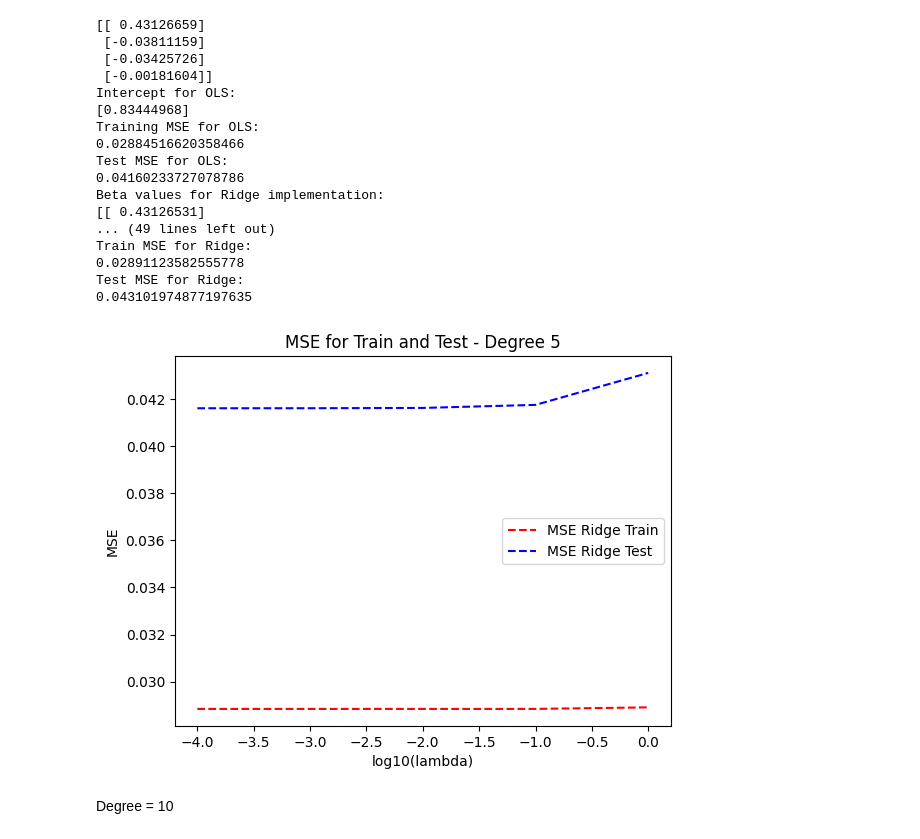
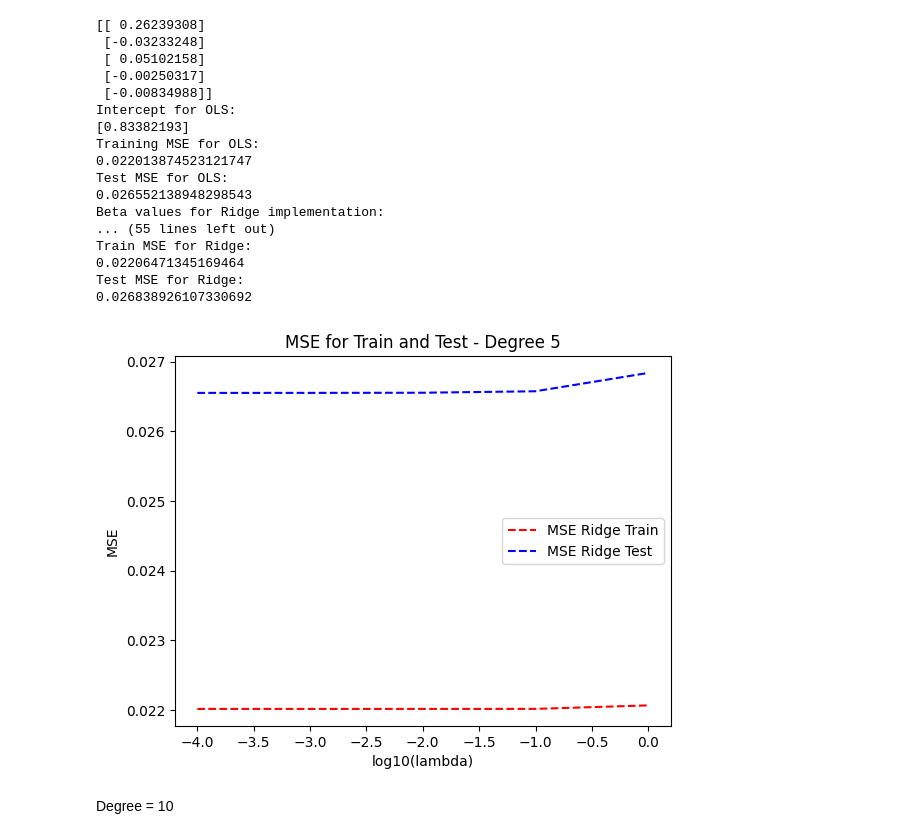
Before and after one commit to alessiasanfelici/FYS-STK4155, a Jupyter notebook: Week 36/Exercise2.ipynb, the cells around one changed output. Saved outputs shown, nothing was run; the diff lists cells and outputs as text; code cells hidden in the pictures.

```diff
--- a/Week 36/Exercise2.ipynb
+++ b/Week 36/Exercise2.ipynb
@@ -14,14 +14,14 @@ def MSE(y_data,y_model):
 np.random.seed(2018)
 
 n = 100
-degree = 5
+degree = 6
 
 # Make data set
 x = np.linspace(-3, 3, n).reshape(-1, 1)
 y = np.exp(-x**2) + 1.5 * np.exp(-(x-2)**2)+ np.random.normal(0, 0.1, x.shape)
 
 X = np.zeros((n, degree-1))
-for d in range(1, degree): #No intercept column
+for d in range(1, degree): # No intercept column
     X[:, d-1] = (x**(d)).flatten()
 
 # Split data set in training and test data
@@ -37,7 +37,7 @@ y_scaler = np.mean(y_train)
 y_train_scaled = y_train - y_scaler
 
 # OLS
-OLSbeta = np.linalg.inv(X_train_scaled.T @ X_train_scaled) @ X_train_scaled.T @ y_train
+OLSbeta = np.linalg.inv(X_train_scaled.T @ X_train_scaled) @ X_train_scaled.T @ y_train_scaled
 print(OLSbeta)
 intercept = y_scaler - X_train_mean @ OLSbeta
 print("Intercept for OLS:")
@@ -54,55 +54,55 @@ print(MSE(y_test,ypredictOLS))
 # RIDGE REGRESSION
 p = degree-1
 I = np.eye(p,p)
-lambdas = [0.0001, 0.001, 0.01, 0.1, 1.0]
+lambdas = [0.0001, 0.001, 0.01, 0.1, 1.0] #10.0, 100.0, 1000.0, 10000.0, 100000.0, 1000000.0]
 MSEtraining = np.zeros(len(lambdas))
 MSEtest = np.zeros(len(lambdas))
 for i in range(len(lambdas)):
     lmb = lambdas[i]
-    Ridgebeta = np.linalg.inv(X_train_scaled.T @ X_train_scaled+lmb*I) @ X_train_scaled.T @ y_train
+    Ridgebeta = np.linalg.inv(X_train_scaled.T @ X_train_scaled+lmb*I) @ X_train_scaled.T @ y_train_scaled
     intercept_ = y_scaler - X_train_mean @ Ridgebeta # The intercept can be shifted so the model can predict on uncentered data
     # Prediction
     ytildeRidge = X_train_scaled @ Ridgebeta + y_scaler
     ypredictRidge = X_test_scaled @ Ridgebeta + y_scaler
     MSEtraining[i] = MSE(y_train, ytildeRidge)
     MSEtest[i] = MSE(y_test, ypredictRidge)
     print("Beta values for Ridge implementation:")
     print(Ridgebeta)
     print('Intercept for Ridge:')
     print(intercept_)
     print("Train MSE for Ridge:")
     print(MSEtraining[i])
     print("Test MSE for Ridge:")
     print(MSEtest[i])
 
 # Now plot the results
 plt.figure()
 plt.plot(np.log10(lambdas), MSEtraining, 'r--', label = 'MSE Ridge Train')
 plt.plot(np.log10(lambdas), MSEtest, 'b--', label = 'MSE Ridge Test')
 plt.xlabel('log10(lambda)')
 plt.ylabel("MSE")
 plt.title('MSE for Train and Test - Degree 5')
 plt.legend()
 plt.show()
 # %% [output]
-[[ 0.43126659]
- [-0.03811159]
- [-0.03425726]
- [-0.00181604]]
+[[ 0.26239308]
+ [-0.03233248]
+ [ 0.05102158]
+ [-0.00250317]
+ [-0.00834988]]
 Intercept for OLS:
-[0.83444968]
+[0.83382193]
 Training MSE for OLS:
-0.02884516620358466
+0.022013874523121747
 Test MSE for OLS:
-0.04160233727078786
+0.026552138948298543
 Beta values for Ridge implementation:
-[[ 0.43126531]
-... (49 lines left out)
+... (55 lines left out)
 Train MSE for Ridge:
-0.02891123582555778
+0.02206471345169464
 Test MSE for Ridge:
-0.043101974877197635
+0.026838926107330692
-[figure, old version]
+[figure, new version]
 # %% [markdown]
 Degree = 10
 # %%
```
Also changed, not shown: parts of 5 cells of this notebook.
